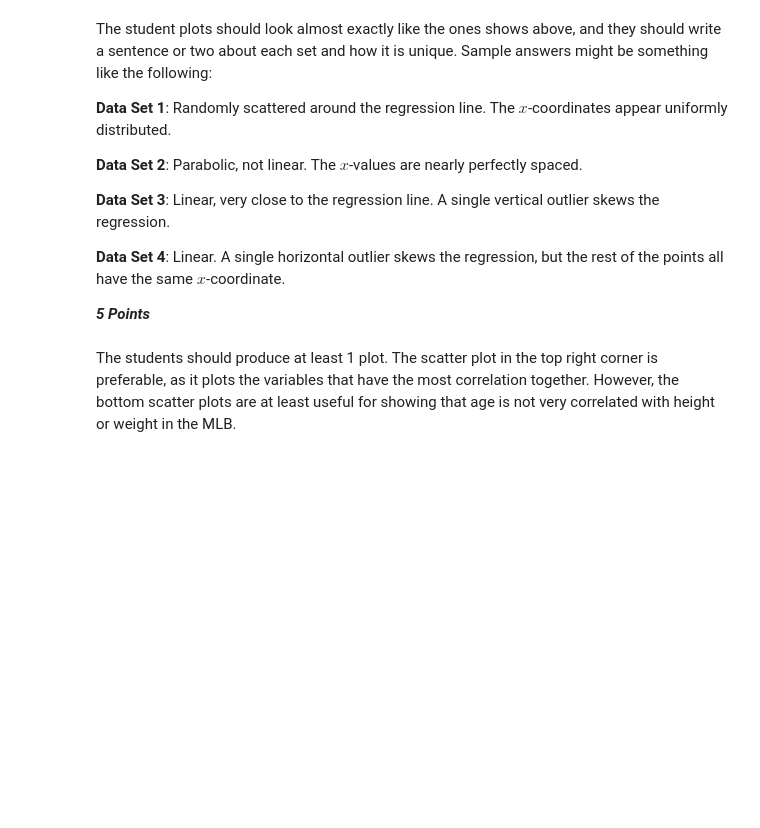
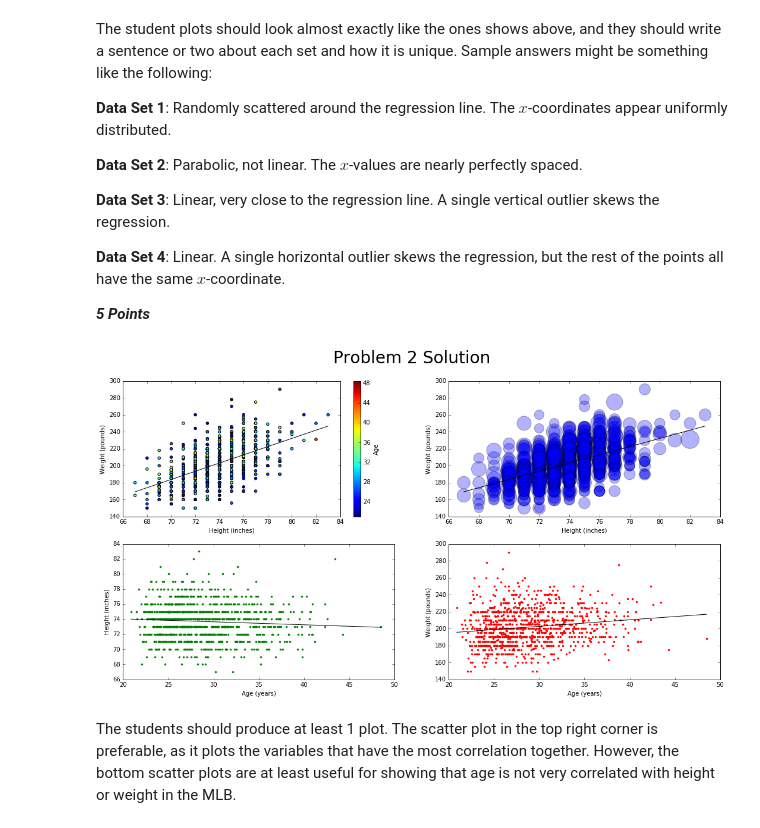
Before and after one commit to tkchris93/numerical_computing, a Jupyter notebook: Labs/Vol1A/DataVisualization/new_solutions.ipynb, the cells around one changed output. Saved outputs shown, nothing was run; the diff lists cells and outputs as text; code cells hidden in the pictures; blank space fills up the shorter version.

```diff
--- a/Labs/Vol1A/DataVisualization/new_solutions.ipynb
+++ b/Labs/Vol1A/DataVisualization/new_solutions.ipynb
@@ -33,7 +35,8 @@ Sample answers might be something like the following:
 
 _**5 Points**_
 # %%
-height, weight, age = np.load("MLB_HWA.npy").T
+# Problem 2: Visualize the MLB data.
+height, weight, age = np.load("MLB.npy").T
 
 def linear_regression_line(x, y):
     slope, intercept = linregress(x,y)[:2]
@@ -43,33 +46,35 @@ def linear_regression_line(x, y):
 # Height vs. Weight, Age as a color.
 plt.subplot(221)
 plt.scatter(height, weight, c=age)
 cbar = plt.colorbar()
 cbar.set_label("Age")
 linear_regression_line(height, weight)
 plt.xlabel("Height (inches)")
 plt.ylabel("Weight (pounds)")
 
 # Height vs. Weight, Age as size.
 plt.subplot(222)
 plt.scatter(height, weight, s=.5*age**2, alpha=.3)
 linear_regression_line(height, weight)
 plt.xlabel("Height (inches)")
 plt.ylabel("Weight (pounds)")
 
 # Age vs. Height
 plt.subplot(223)
 plt.plot(age, height, 'g.')
 linear_regression_line(age, height)
 plt.xlabel("Age (years)")
 plt.ylabel("Height (inches)")
 
 plt.subplot(224)
 plt.plot(age, weight, 'r.')
 linear_regression_line(age, weight)
 plt.xlabel("Age (years)")
 plt.ylabel("Weight (pounds)")
 
 _ = plt.suptitle("Problem 2 Solution", fontsize=28)
+# %% [output]
+[figure, added]
 # %% [markdown]
 The students should produce at least 1 plot.
 The scatter plot in the top right corner is preferable, as it plots the variables that have the most correlation together.
```
Also changed, not shown: parts of 2 cells of this notebook, 17 other files.
